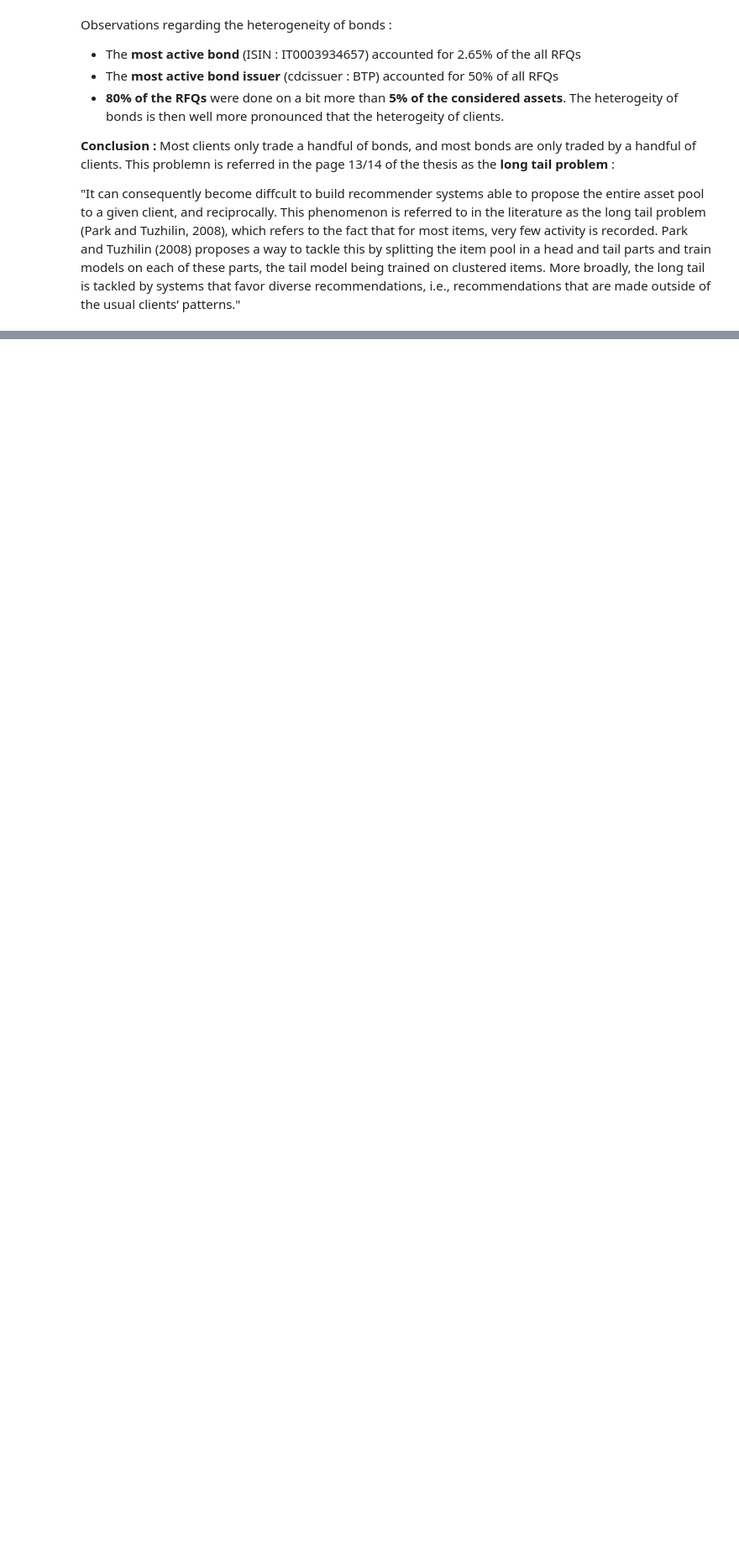
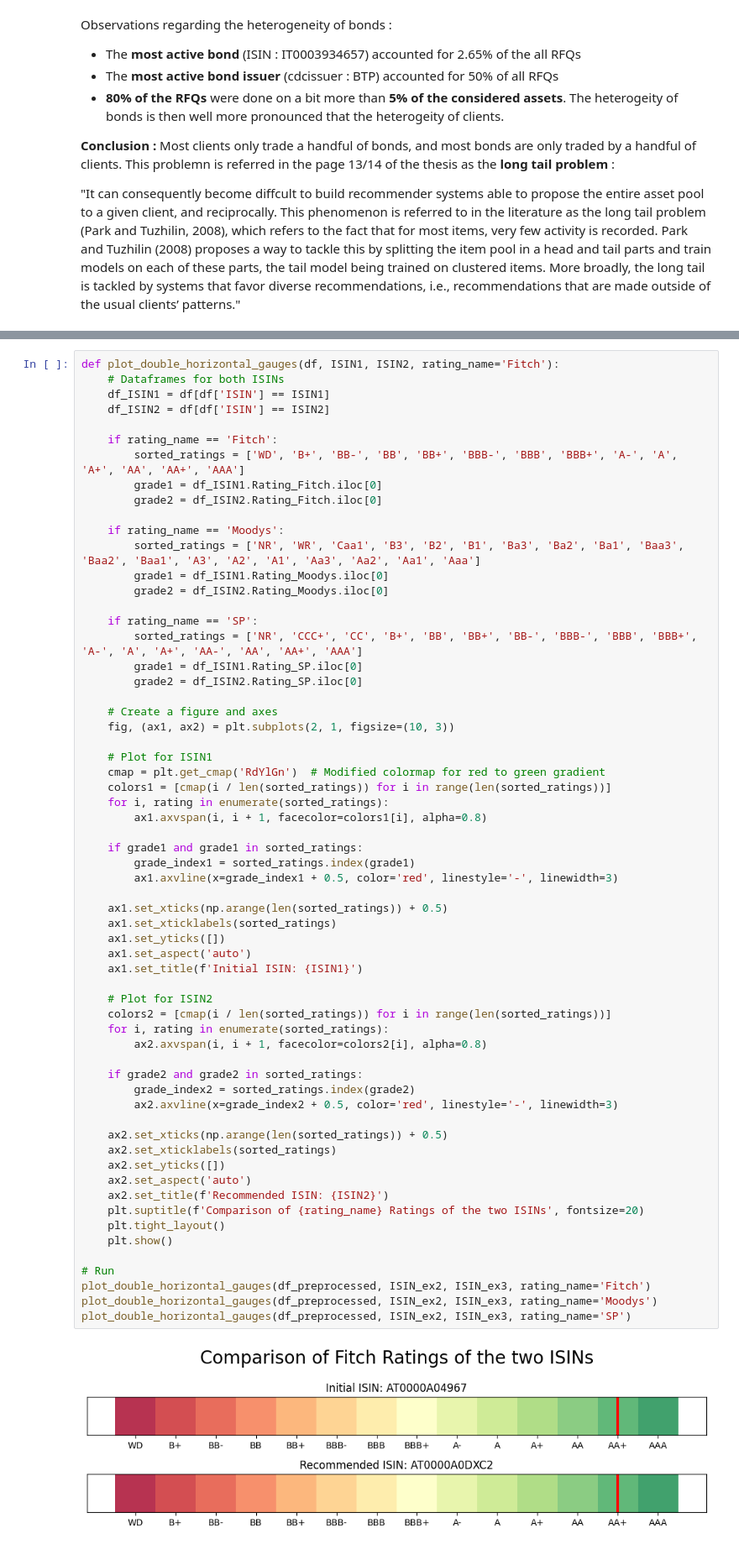
Before and after one commit to arthurprgt/natixis_challenge, a Jupyter notebook: notebooks/data_exploration.ipynb, the cells around one changed output, grey strips where cells are left out. Shown at 84% size. Saved outputs shown, nothing was run; the diff lists cells and outputs as text; blank space fills up the shorter version.

```diff
--- a/notebooks/data_exploration.ipynb
+++ b/notebooks/data_exploration.ipynb
@@ -996,0 +1248,64 @@ Observations regarding the heterogeneity of bonds :
+# %%
+def plot_double_horizontal_gauges(df, ISIN1, ISIN2, rating_name='Fitch'):
+    # Dataframes for both ISINs
+    df_ISIN1 = df[df['ISIN'] == ISIN1]
+    df_ISIN2 = df[df['ISIN'] == ISIN2]
+
+    if rating_name == 'Fitch':
+        sorted_ratings = ['WD', 'B+', 'BB-', 'BB', 'BB+', 'BBB-', 'BBB', 'BBB+', 'A-', 'A', 'A+', 'AA', 'AA+', 'AAA']
+        grade1 = df_ISIN1.Rating_Fitch.iloc[0]
+        grade2 = df_ISIN2.Rating_Fitch.iloc[0]
+
+    if rating_name == 'Moodys':
+        sorted_ratings = ['NR', 'WR', 'Caa1', 'B3', 'B2', 'B1', 'Ba3', 'Ba2', 'Ba1', 'Baa3', 'Baa2', 'Baa1', 'A3', 'A2', 'A1', 'Aa3', 'Aa2', 'Aa1', 'Aaa']
+        grade1 = df_ISIN1.Rating_Moodys.iloc[0]
+        grade2 = df_ISIN2.Rating_Moodys.iloc[0]
+
+    if rating_name == 'SP':
+        sorted_ratings = ['NR', 'CCC+', 'CC', 'B+', 'BB', 'BB+', 'BB-', 'BBB-', 'BBB', 'BBB+', 'A-', 'A', 'A+', 'AA-', 'AA', 'AA+', 'AAA']
+        grade1 = df_ISIN1.Rating_SP.iloc[0]
+        grade2 = df_ISIN2.Rating_SP.iloc[0]
+
+    # Create a figure and axes
+    fig, (ax1, ax2) = plt.subplots(2, 1, figsize=(10, 3))
+
+    # Plot for ISIN1
+    cmap = plt.get_cmap('RdYlGn')  # Modified colormap for red to green gradient
+    colors1 = [cmap(i / len(sorted_ratings)) for i in range(len(sorted_ratings))]
+    for i, rating in enumerate(sorted_ratings):
+        ax1.axvspan(i, i + 1, facecolor=colors1[i], alpha=0.8)
+
+    if grade1 and grade1 in sorted_ratings:
+        grade_index1 = sorted_ratings.index(grade1)
+        ax1.axvline(x=grade_index1 + 0.5, color='red', linestyle='-', linewidth=3)
+
+    ax1.set_xticks(np.arange(len(sorted_ratings)) + 0.5)
+    ax1.set_xticklabels(sorted_ratings)
+    ax1.set_yticks([])
+    ax1.set_aspect('auto')
+    ax1.set_title(f'Initial ISIN: {ISIN1}')
+
+    # Plot for ISIN2
+    colors2 = [cmap(i / len(sorted_ratings)) for i in range(len(sorted_ratings))]
+    for i, rating in enumerate(sorted_ratings):
+        ax2.axvspan(i, i + 1, facecolor=colors2[i], alpha=0.8)
+
+    if grade2 and grade2 in sorted_ratings:
+        grade_index2 = sorted_ratings.index(grade2)
+        ax2.axvline(x=grade_index2 + 0.5, color='red', linestyle='-', linewidth=3)
+
+    ax2.set_xticks(np.arange(len(sorted_ratings)) + 0.5)
+    ax2.set_xticklabels(sorted_ratings)
+    ax2.set_yticks([])
+    ax2.set_aspect('auto')
+    ax2.set_title(f'Recommended ISIN: {ISIN2}')
+    plt.suptitle(f'Comparison of {rating_name} Ratings of the two ISINs', fontsize=20)
+    plt.tight_layout()
+    plt.show()
+
+# Run
+plot_double_horizontal_gauges(df_preprocessed, ISIN_ex2, ISIN_ex3, rating_name='Fitch')
+plot_double_horizontal_gauges(df_preprocessed, ISIN_ex2, ISIN_ex3, rating_name='Moodys')
+plot_double_horizontal_gauges(df_preprocessed, ISIN_ex2, ISIN_ex3, rating_name='SP')
+# %% [output]
+[figure, added]
```
Also changed, not shown: parts of 25 cells of this notebook.
